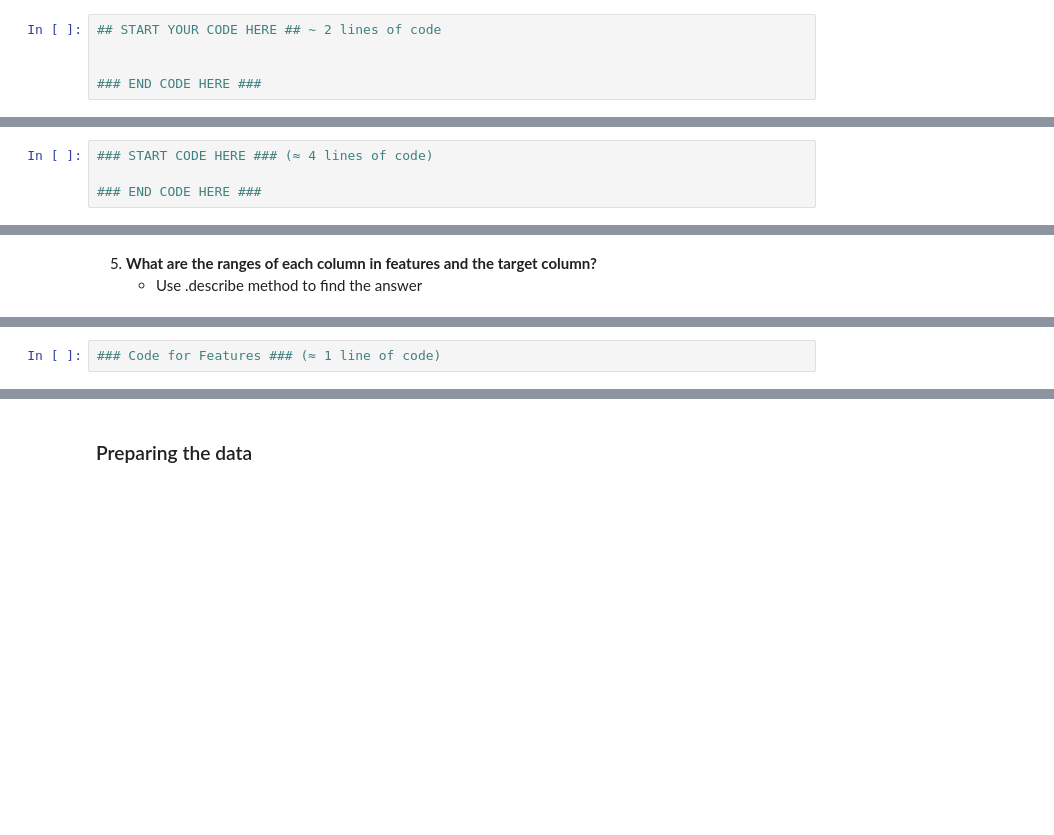
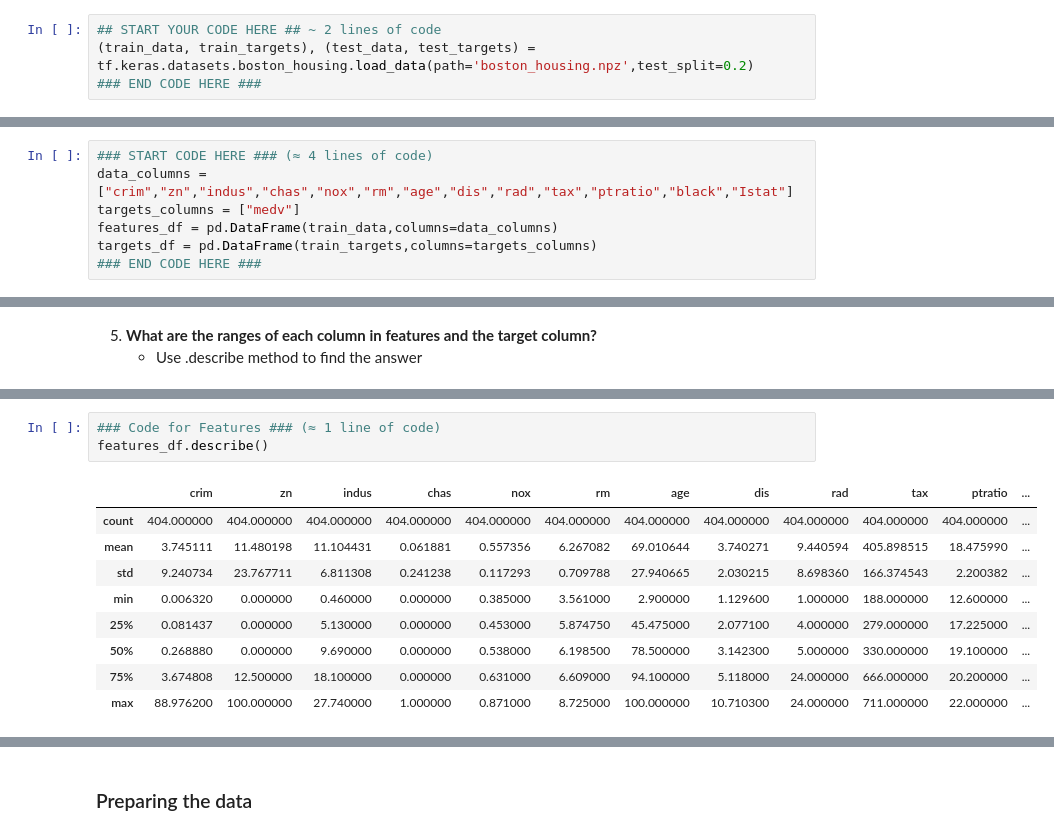
Before and after one commit to amr1235/DeepLearningTutarials, a Jupyter notebook: ass 2/A2_neural_networks.ipynb, the cells around one changed output, grey strips where cells are left out. Cells and saved outputs as stored; diff of their text form; blank space fills up the shorter version.

```diff
--- a/ass 2/A2_neural_networks.ipynb
+++ b/ass 2/A2_neural_networks.ipynb
@@ -418,8 +415,7 @@ crime rate, the local property tax rate, and so on. The dataset has few data poi
 1. **Load the Boston housing dataset from tf.keras.datasets into 2 tuples: (train_data, train_targets), (test_data, test_targets)**
 # %%
 ## START YOUR CODE HERE ## ~ 2 lines of code
-
-
+(train_data, train_targets), (test_data, test_targets) = tf.keras.datasets.boston_housing.load_data(path='boston_housing.npz',test_split=0.2)
 ### END CODE HERE ###
 # %% [markdown]
 2. **Look at the test and train data. Print their shapes**
@@ -441,7 +471,10 @@ print ('I have m = %d training examples!' % (m))
     * Use the 'columns' attribute so that the output dataframes have the column names you found in question 3
 # %%
 ### START CODE HERE ### (≈ 4 lines of code)
-
+data_columns = ["crim","zn","indus","chas","nox","rm","age","dis","rad","tax","ptratio","black","Istat"]
+targets_columns = ["medv"]
+features_df = pd.DataFrame(train_data,columns=data_columns)
+targets_df = pd.DataFrame(train_targets,columns=targets_columns)
 ### END CODE HERE ###
 # %%
 features_df.head()
@@ -455,4 +523,15 @@ features_df.info()
 # %%
 ### Code for Features ### (≈ 1 line of code)
+features_df.describe()
+# %% [output]
+|  | crim | zn | indus | chas | nox | rm | age | dis | rad | tax | ptratio | ... |
+| count | 404.000000 | 404.000000 | 404.000000 | 404.000000 | 404.000000 | 404.000000 | 404.000000 | 404.000000 | 404.000000 | 404.000000 | 404.000000 | ... |
+| mean | 3.745111 | 11.480198 | 11.104431 | 0.061881 | 0.557356 | 6.267082 | 69.010644 | 3.740271 | 9.440594 | 405.898515 | 18.475990 | ... |
+| std | 9.240734 | 23.767711 | 6.811308 | 0.241238 | 0.117293 | 0.709788 | 27.940665 | 2.030215 | 8.698360 | 166.374543 | 2.200382 | ... |
+| min | 0.006320 | 0.000000 | 0.460000 | 0.000000 | 0.385000 | 3.561000 | 2.900000 | 1.129600 | 1.000000 | 188.000000 | 12.600000 | ... |
+| 25% | 0.081437 | 0.000000 | 5.130000 | 0.000000 | 0.453000 | 5.874750 | 45.475000 | 2.077100 | 4.000000 | 279.000000 | 17.225000 | ... |
+| 50% | 0.268880 | 0.000000 | 9.690000 | 0.000000 | 0.538000 | 6.198500 | 78.500000 | 3.142300 | 5.000000 | 330.000000 | 19.100000 | ... |
+| 75% | 3.674808 | 12.500000 | 18.100000 | 0.000000 | 0.631000 | 6.609000 | 94.100000 | 5.118000 | 24.000000 | 666.000000 | 20.200000 | ... |
+| max | 88.976200 | 100.000000 | 27.740000 | 1.000000 | 0.871000 | 8.725000 | 100.000000 | 10.710300 | 24.000000 | 711.000000 | 22.000000 | ... |
 # %%
 ### Code for Target ### (≈ 1 line of code)
```
Also changed, not shown: parts of 33 cells of this notebook.
